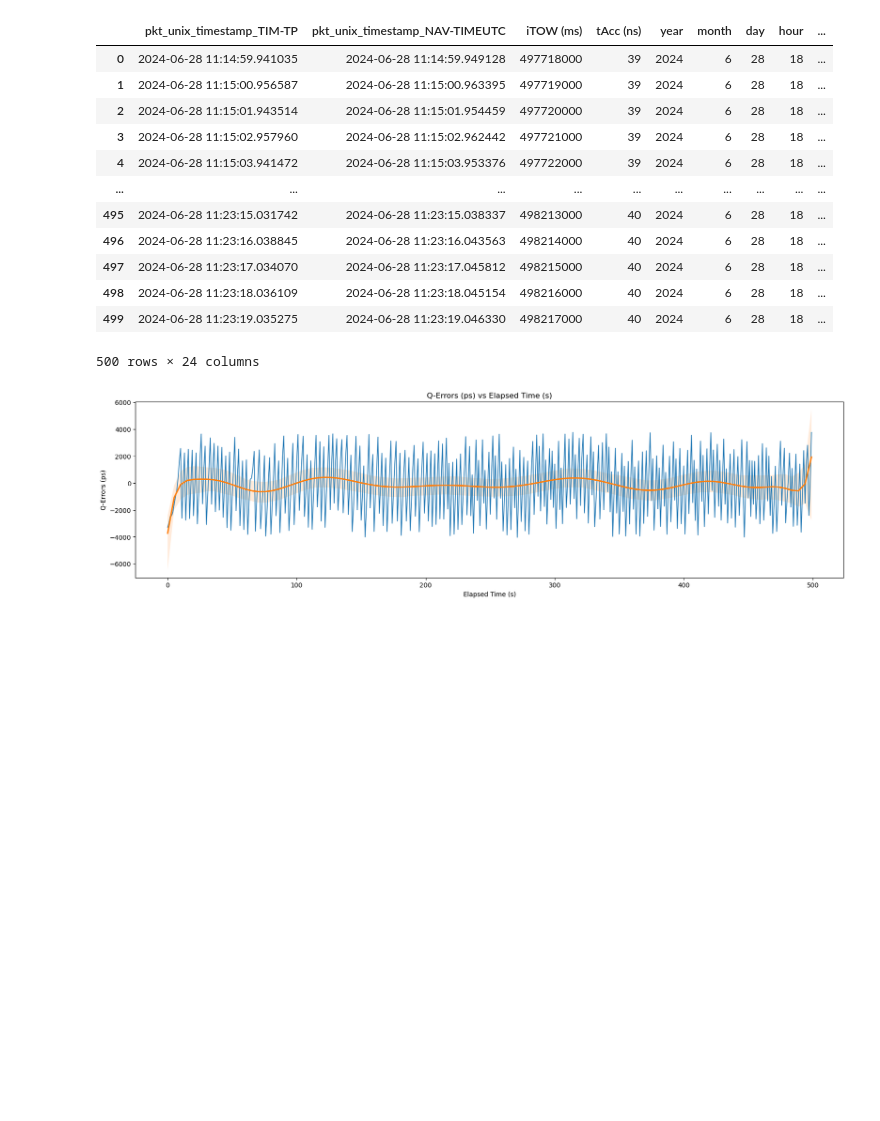
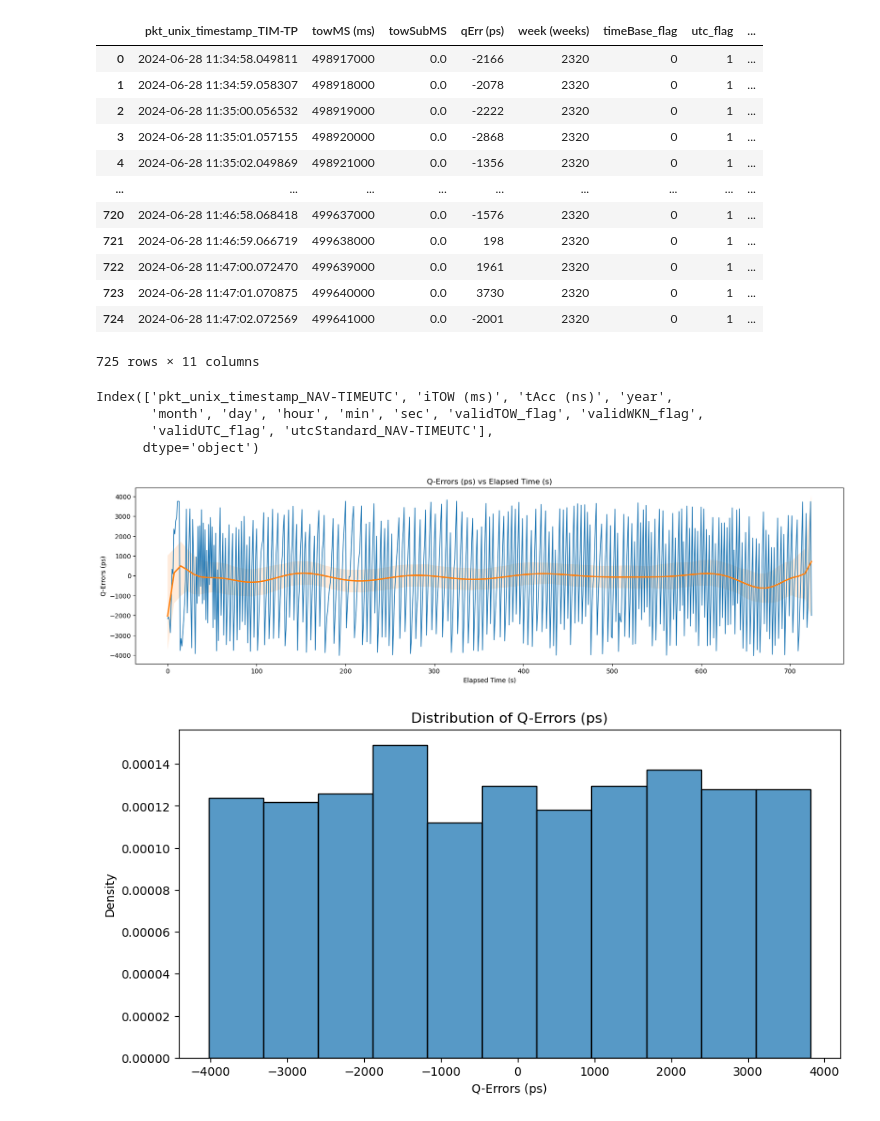
Before and after one commit to panoseti/gnss-pdft, a Jupyter notebook: qerr/plot_qerr_data.ipynb, the cells around one changed output. Cells and saved outputs as stored; diff of their text form; code cells hidden in the pictures; blank space fills up the shorter version.

Commit message:
Get nano field from NAV-TIMEUTC packet.

```diff
--- a/qerr/plot_qerr_data.ipynb
+++ b/qerr/plot_qerr_data.ipynb
@@ -3,37 +3,52 @@ from qerr_utils import *
 # %%
 experiment_dir = 'data/start_2024-06-28T11:14:58.966542'
 fpath = experiment_dir + '/' + 'data-type_MERGED.start_2024-06-28T11:14:58.966542'
-qerr_df = load_data(fpath)
+fpath_nav = '/Users/nico/panoseti/gnss-pdft/qerr/data/start_2024-06-28T11:34:57.083680.device_tty.usbmodem11301/data-type_NAV-TIMEUTC.start_2024-06-28T11:34:57.083680'
+fpath_tim = '/Users/nico/panoseti/gnss-pdft/qerr/data/start_2024-06-28T11:34:57.083680.device_tty.usbmodem11301/data-type_TIM-TP.start_2024-06-28T11:34:57.083680'
+
+nav_df = load_data(fpath_nav)
+tim_df = load_data(fpath_tim)
 # %%
-qerr_df
+tim_df
 # %% [output]
-|  | pkt_unix_timestamp_TIM-TP | pkt_unix_timestamp_NAV-TIMEUTC | iTOW (ms) | tAcc (ns) | year | month | day | hour | ... |
-| 0 | 2024-06-28 11:14:59.941035 | 2024-06-28 11:14:59.949128 | 497718000 | 39 | 2024 | 6 | 28 | 18 | ... |
-| 1 | 2024-06-28 11:15:00.956587 | 2024-06-28 11:15:00.963395 | 497719000 | 39 | 2024 | 6 | 28 | 18 | ... |
-| 2 | 2024-06-28 11:15:01.943514 | 2024-06-28 11:15:01.954459 | 497720000 | 39 | 2024 | 6 | 28 | 18 | ... |
-| 3 | 2024-06-28 11:15:02.957960 | 2024-06-28 11:15:02.962442 | 497721000 | 39 | 2024 | 6 | 28 | 18 | ... |
-| 4 | 2024-06-28 11:15:03.941472 | 2024-06-28 11:15:03.953376 | 497722000 | 39 | 2024 | 6 | 28 | 18 | ... |
-| ... | ... | ... | ... | ... | ... | ... | ... | ... | ... |
-| 495 | 2024-06-28 11:23:15.031742 | 2024-06-28 11:23:15.038337 | 498213000 | 40 | 2024 | 6 | 28 | 18 | ... |
-| 496 | 2024-06-28 11:23:16.038845 | 2024-06-28 11:23:16.043563 | 498214000 | 40 | 2024 | 6 | 28 | 18 | ... |
-| 497 | 2024-06-28 11:23:17.034070 | 2024-06-28 11:23:17.045812 | 498215000 | 40 | 2024 | 6 | 28 | 18 | ... |
-| 498 | 2024-06-28 11:23:18.036109 | 2024-06-28 11:23:18.045154 | 498216000 | 40 | 2024 | 6 | 28 | 18 | ... |
-| 499 | 2024-06-28 11:23:19.035275 | 2024-06-28 11:23:19.046330 | 498217000 | 40 | 2024 | 6 | 28 | 18 | ... |
+|  | pkt_unix_timestamp_TIM-TP | towMS (ms) | towSubMS | qErr (ps) | week (weeks) | timeBase_flag | utc_flag | ... |
+| 0 | 2024-06-28 11:34:58.049811 | 498917000 | 0.0 | -2166 | 2320 | 0 | 1 | ... |
+| 1 | 2024-06-28 11:34:59.058307 | 498918000 | 0.0 | -2078 | 2320 | 0 | 1 | ... |
+| 2 | 2024-06-28 11:35:00.056532 | 498919000 | 0.0 | -2222 | 2320 | 0 | 1 | ... |
+| 3 | 2024-06-28 11:35:01.057155 | 498920000 | 0.0 | -2868 | 2320 | 0 | 1 | ... |
+| 4 | 2024-06-28 11:35:02.049869 | 498921000 | 0.0 | -1356 | 2320 | 0 | 1 | ... |
+| ... | ... | ... | ... | ... | ... | ... | ... | ... |
+| 720 | 2024-06-28 11:46:58.068418 | 499637000 | 0.0 | -1576 | 2320 | 0 | 1 | ... |
+| 721 | 2024-06-28 11:46:59.066719 | 499638000 | 0.0 | 198 | 2320 | 0 | 1 | ... |
+| 722 | 2024-06-28 11:47:00.072470 | 499639000 | 0.0 | 1961 | 2320 | 0 | 1 | ... |
+| 723 | 2024-06-28 11:47:01.070875 | 499640000 | 0.0 | 3730 | 2320 | 0 | 1 | ... |
+| 724 | 2024-06-28 11:47:02.072569 | 499641000 | 0.0 | -2001 | 2320 | 0 | 1 | ... |
-500 rows × 24 columns
+725 rows × 11 columns
+# %%
+nav_df.columns
+# %% [output]
+Index(['pkt_unix_timestamp_NAV-TIMEUTC', 'iTOW (ms)', 'tAcc (ns)', 'year',
+       'month', 'day', 'hour', 'min', 'sec', 'validTOW_flag', 'validWKN_flag',
+       'validUTC_flag', 'utcStandard_NAV-TIMEUTC'],
+      dtype='object')
 # %%
-def qerr_vs_time(qerr_df):
+def qerr_vs_time(df):
     f, ax = plt.subplots(1, 1, figsize=(20, 5))
     df['seconds elapsed'] = (df['towMS (ms)'] - df['towMS (ms)'].min()) / 10**3
     sns.lineplot(df, x='seconds elapsed', y='qErr (ps)', linewidth=1.2, ax=ax)
     sns.regplot(df, x='seconds elapsed', y='qErr (ps)', scatter=False, ax=ax, order=17)
 
     ax.set_title('Q-Errors (ps) vs Elapsed Time (s)');
     ax.set_xlabel('Elapsed Time (s)')
     ax.set_ylabel('Q-Errors (ps)')
 
-    # sns.histplot(tim_tp_df, x='qErr (ps)', stat='density', ax=axs[1])
-    # axs[1].set_title('Distribution of Q-Errors (ps)')
-    # axs[1].set_xlabel('Q-Errors (ps)');
+def qerr_hist(df):
+    f, ax = plt.subplots(1, 1, figsize=(10, 5))
+    sns.histplot(df, x='qErr (ps)', stat='density', ax=ax)
+    ax.set_title('Distribution of Q-Errors (ps)')
+    ax.set_xlabel('Q-Errors (ps)');
 qerr_vs_time(qerr_df)
+qerr_hist(qerr_df)
 # %% [output]
-[figure, old version]
+[figure, new version]
+[figure, added]
```
Also changed, not shown: 2 other files.
